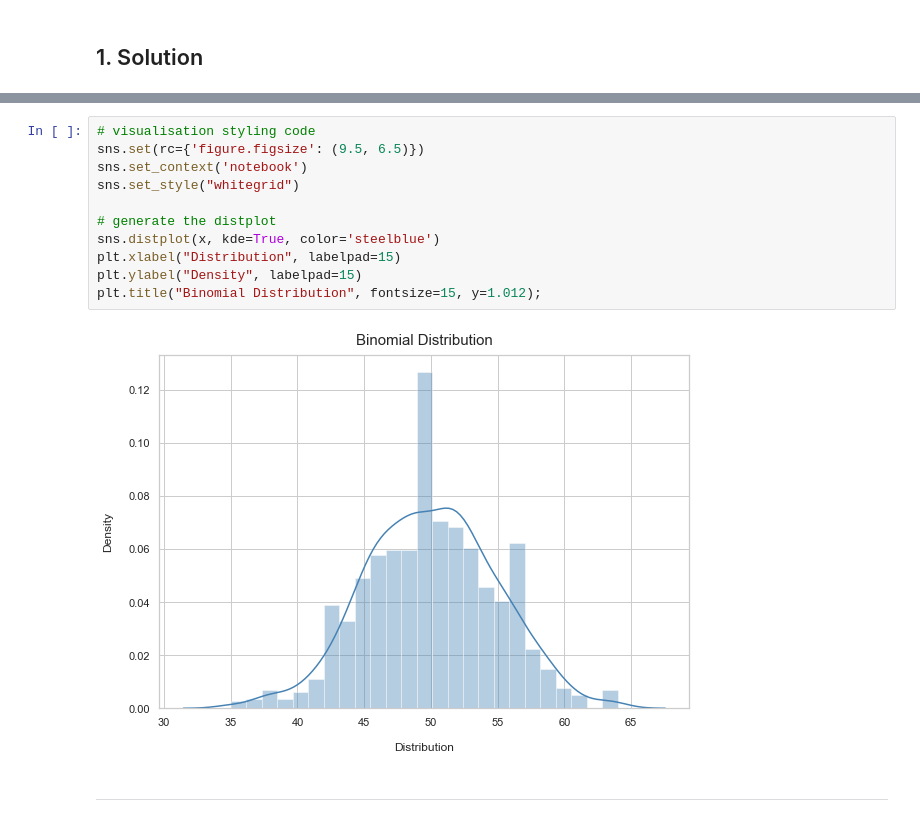
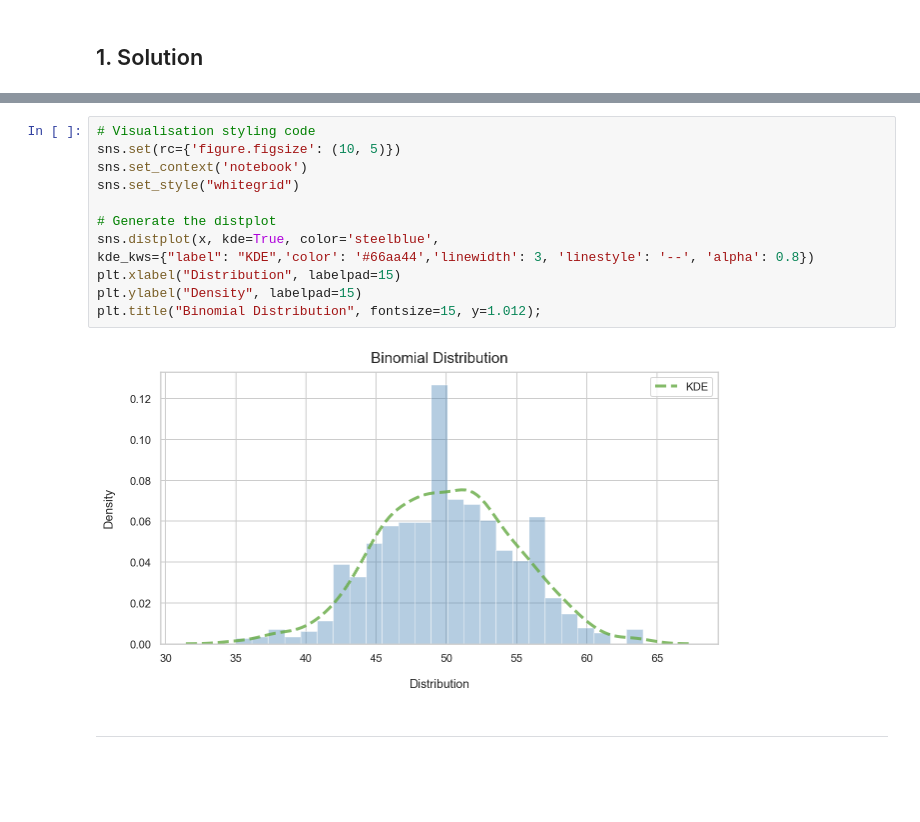
Before and after one commit to Munster2020/HDIP_CSDA_COMP07084_TASKS, a Jupyter notebook: tasks2020.ipynb, the cells around one changed output, grey strips where cells are left out. Cells and saved outputs as stored; diff of their text form; blank space fills up the shorter version.

```diff
--- a/tasks2020.ipynb
+++ b/tasks2020.ipynb
@@ -319,18 +319,19 @@ array([45, 52, 57, 46, 50, 52, 49, 52, 54, 59, 45, 45, 44, 46, 42, 47, 46,
        47, 51, 43, 52, 51, 52, 47, 48, 51, 51, 47, 55, 44, 47],
       dtype=int64)
 # %%
-# visualisation styling code
-sns.set(rc={'figure.figsize': (9.5, 6.5)})
+# Visualisation styling code
+sns.set(rc={'figure.figsize': (10, 5)})
 sns.set_context('notebook')
 sns.set_style("whitegrid")
 
-# generate the distplot
-sns.distplot(x, kde=True, color='steelblue')
+# Generate the distplot
+sns.distplot(x, kde=True, color='steelblue',
+kde_kws={"label": "KDE",'color': '#66aa44','linewidth': 3, 'linestyle': '--', 'alpha': 0.8})
 plt.xlabel("Distribution", labelpad=15)
 plt.ylabel("Density", labelpad=15)
 plt.title("Binomial Distribution", fontsize=15, y=1.012);
 # %% [output]
-[figure, old version]
+[figure, new version]
 # %% [markdown]
 ---
 # %% [markdown]
```
Also changed, not shown: parts of 22 cells of this notebook.
